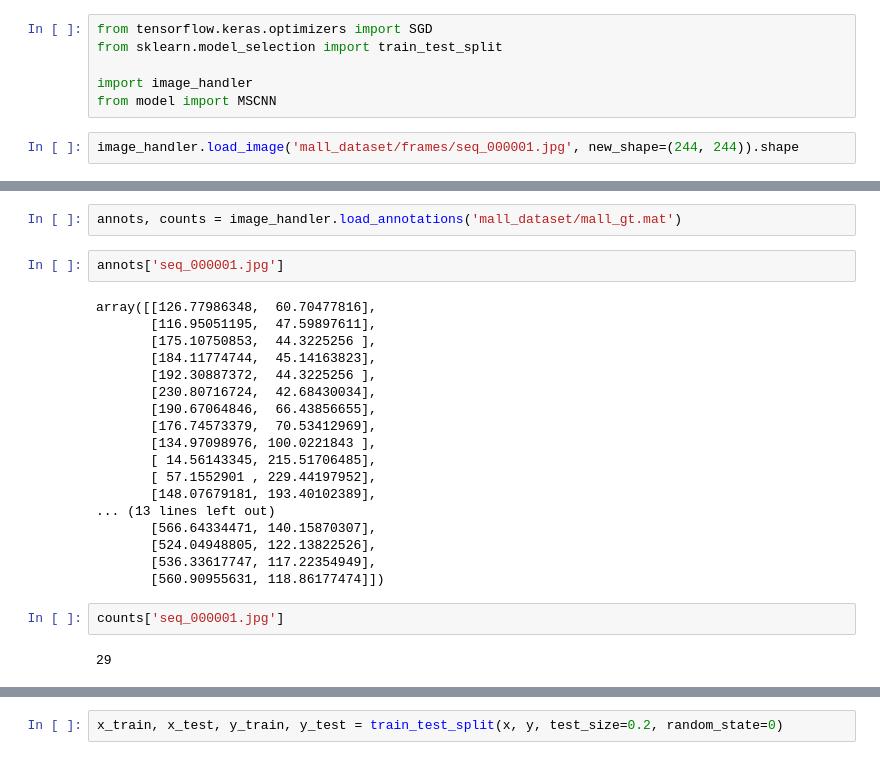
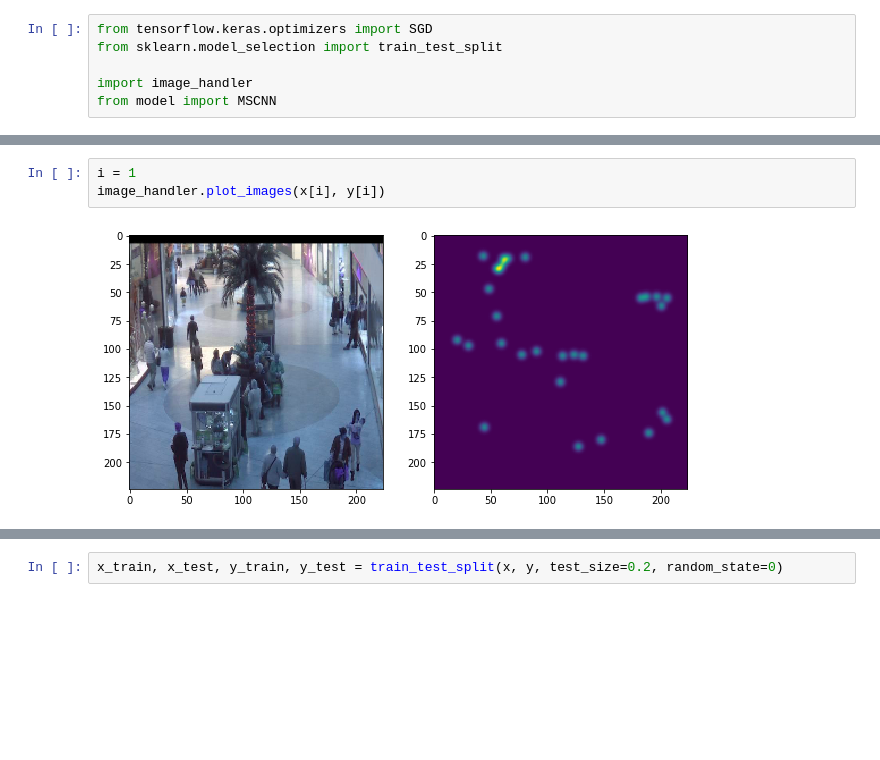
Before and after one commit to philkim72/DeepShack, a Jupyter notebook: train.ipynb, the cells around one changed output, grey strips where cells are left out. Saved outputs shown, nothing was run; the diff lists cells and outputs as text; blank space fills up the shorter version.

```diff
--- a/train.ipynb
+++ b/train.ipynb
@@ -4,5 +4,3 @@ from sklearn.model_selection import train_test_split
 
 import image_handler
 from model import MSCNN
-# %%
-image_handler.load_image('mall_dataset/frames/seq_000001.jpg', new_shape=(244, 244)).shape
@@ -17,29 +9,8 @@ image_handler.plot_images(x[1], y[1])
-# %%
-annots, counts = image_handler.load_annotations('mall_dataset/mall_gt.mat')
-# %%
-annots['seq_000001.jpg']
-# %% [output]
-array([[126.77986348,  60.70477816],
-       [116.95051195,  47.59897611],
-       [175.10750853,  44.3225256 ],
-       [184.11774744,  45.14163823],
-       [192.30887372,  44.3225256 ],
-       [230.80716724,  42.68430034],
-       [190.67064846,  66.43856655],
-       [176.74573379,  70.53412969],
-       [134.97098976, 100.0221843 ],
-       [ 14.56143345, 215.51706485],
-       [ 57.1552901 , 229.44197952],
-       [148.07679181, 193.40102389],
-... (13 lines left out)
-       [566.64334471, 140.15870307],
-       [524.04948805, 122.13822526],
-       [536.33617747, 117.22354949],
-       [560.90955631, 118.86177474]])
-# %%
-counts['seq_000001.jpg']
-# %% [output]
-29
+# %%
+i = 1
+image_handler.plot_images(x[i], y[i])
+# %% [output]
+[figure, added]
 # %%
 input_shape=(128, 128, 3)
 
```
Also changed, not shown: parts of 4 cells of this notebook, 1 other file.
